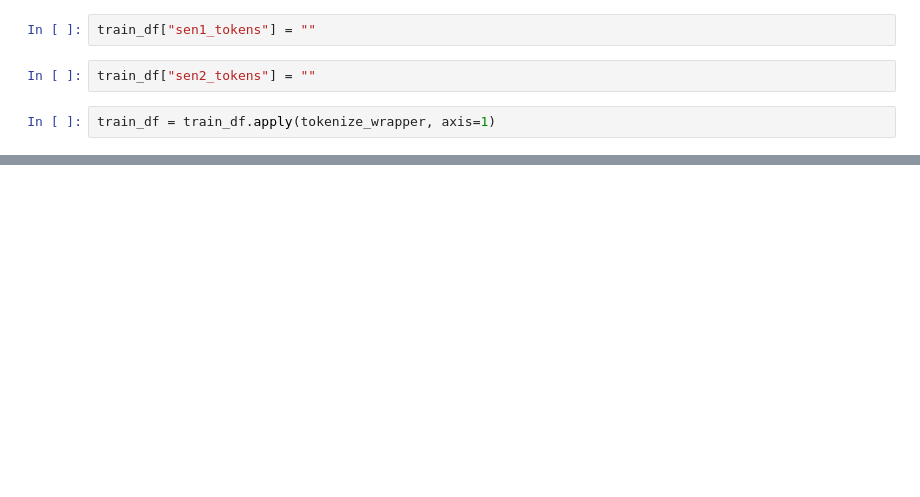
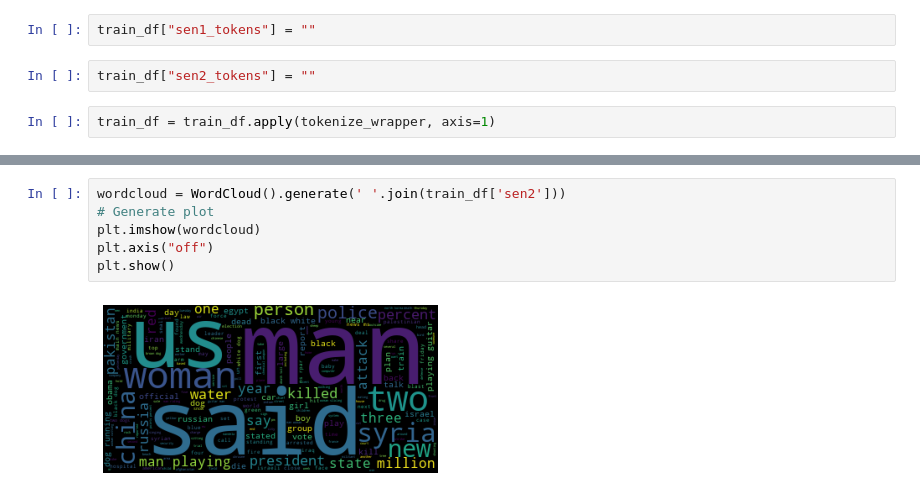
Before and after one commit to zoelie/STS-semantic-similarity, a Jupyter notebook: poojitha_preliminary_analysis.ipynb, the cells around one changed output, grey strips where cells are left out. Saved outputs shown, nothing was run; the diff lists cells and outputs as text; blank space fills up the shorter version.

```diff
--- a/poojitha_preliminary_analysis.ipynb
+++ b/poojitha_preliminary_analysis.ipynb
@@ -181,0 +315,8 @@ train_df = train_df.apply(tokenize_wrapper, axis=1)
+# %%
+wordcloud = WordCloud().generate(' '.join(train_df['sen2']))
+# Generate plot
+plt.imshow(wordcloud)
+plt.axis("off")
+plt.show()
+# %% [output]
+[figure, added]
```
Also changed, not shown: parts of 69 cells of this notebook.
